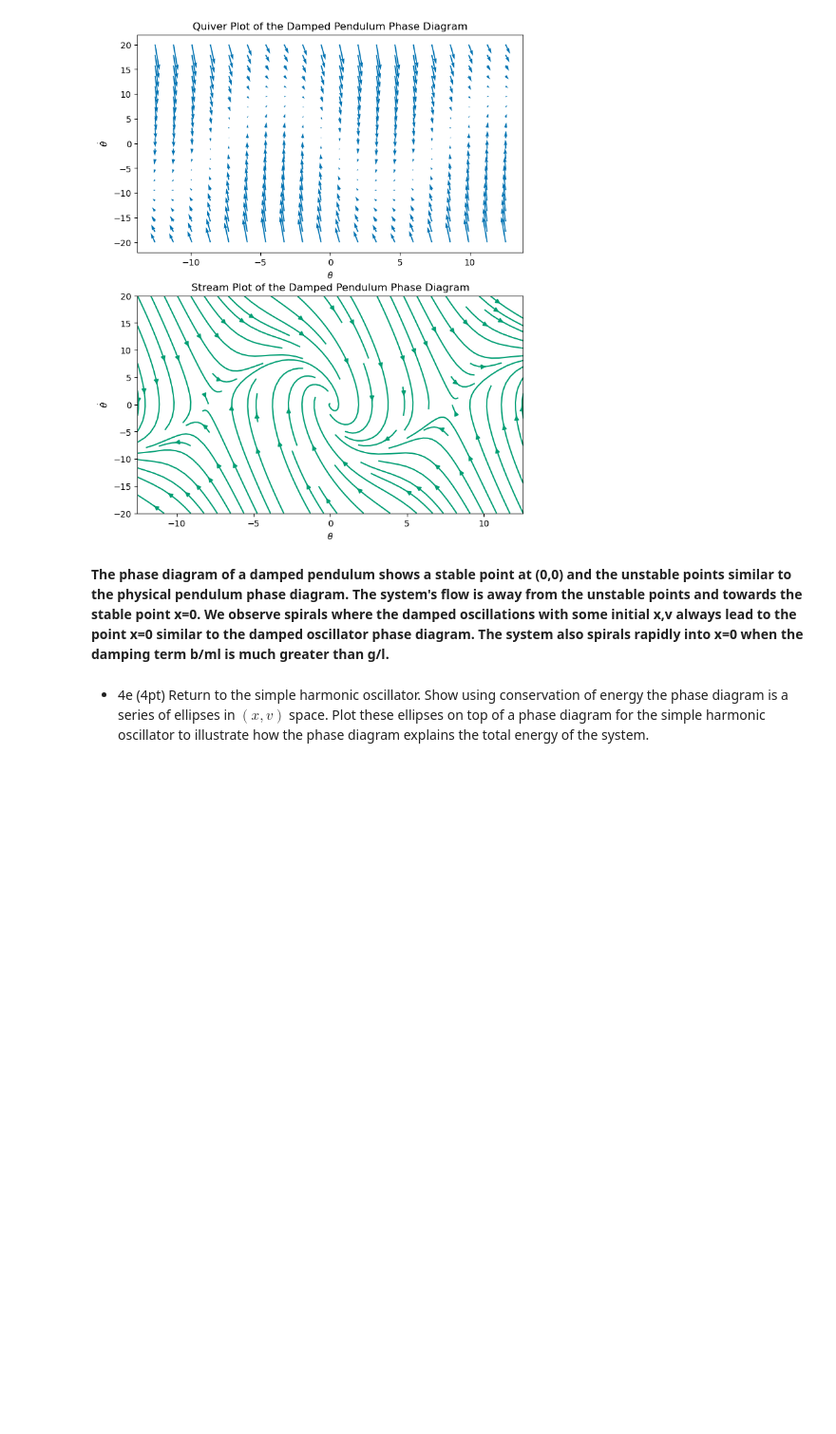
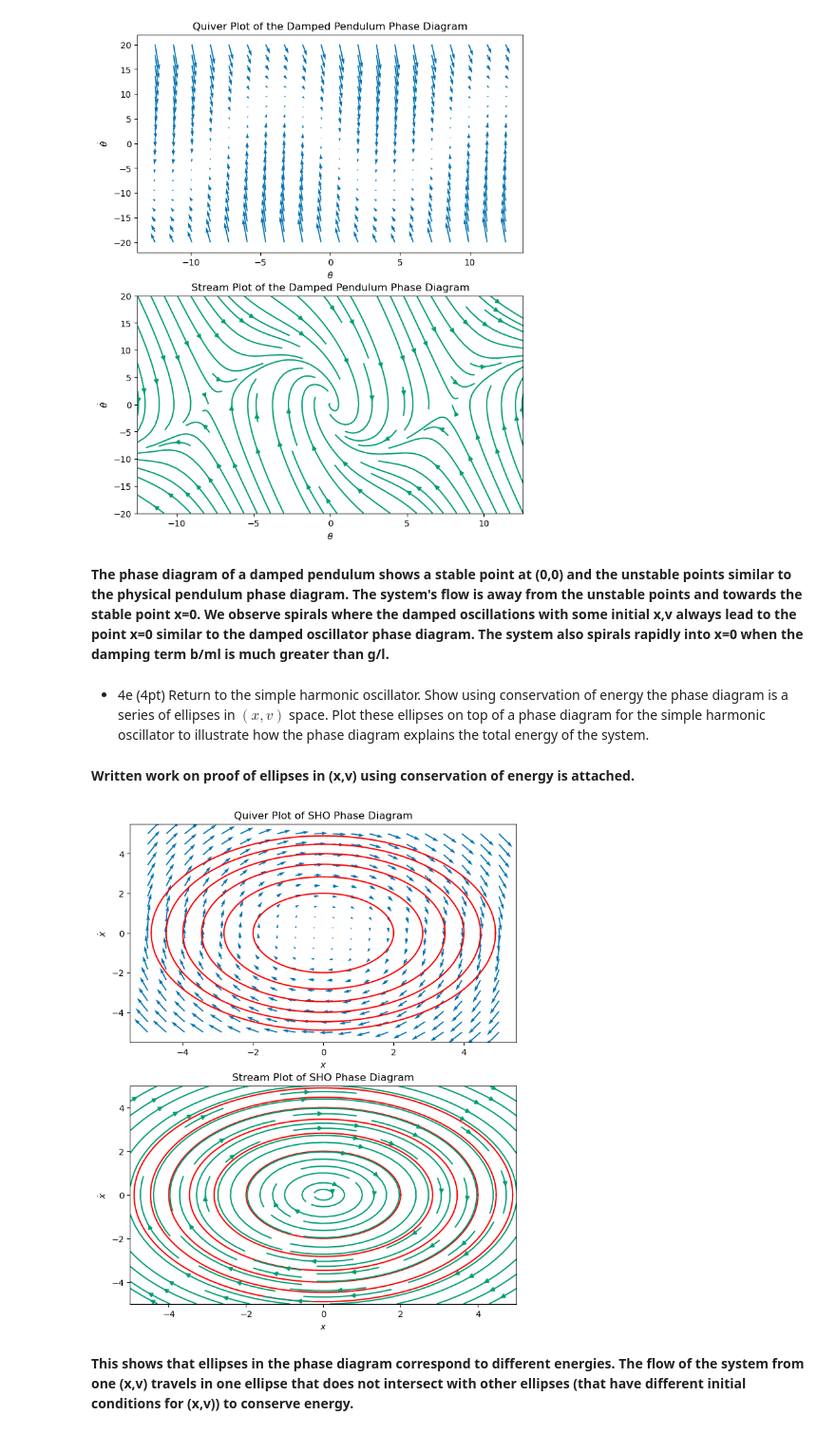
Before and after one commit to BruhddyTheThird/ProfCPisGoatedLib, a Jupyter notebook: HW V.ipynb, the cells around one changed output. Shown at 95% size. Drawn from its saved outputs; the diff is of its cells as text; code cells hidden in the pictures; blank space fills up the shorter version.

```diff
--- a/HW V.ipynb
+++ b/HW V.ipynb
@@ -229,3 +229,40 @@ plt.show()
 **The phase diagram of a damped pendulum shows a stable point at (0,0) and the unstable points similar to the physical pendulum phase diagram. The system's flow is away from the unstable points and towards the stable point x=0. We  observe spirals where the damped oscillations with some initial x,v always lead to the point x=0 similar to the damped oscillator phase diagram. The system also spirals rapidly into x=0 when the damping term b/ml is much greater than g/l.**
 # %% [markdown]
 * 4e (4pt) Return to the simple harmonic oscillator. Show using conservation of energy the phase diagram is a series of ellipses in $(x,v)$ space. Plot these ellipses on top of a phase diagram for the simple harmonic oscillator to illustrate how the phase diagram explains the total energy of the system.
+# %% [markdown]
+**Written work on proof of ellipses in (x,v) using conservation of energy is attached.**
+# %%
+#Used the SHO phase diagram
+
+fig, axs = plt.subplots(2, 1, figsize=(8, 10))
+
+axs[0].quiver(X, V, dX, dV, color='C0')
+axs[0].set_title('Quiver Plot of SHO Phase Diagram')
+axs[0].set_xlabel(r'$x$')
+axs[0].set_ylabel(r'$\dot{x}$')
+
+#I set m and k to 1 for simplicity
+theta = np.linspace(0, 2*np.pi, 300)
+energy = [2, 4, 6, 8, 10, 12]  #These are example energies to calculate semi-major and minor axis distances
+for E in energy:
+    r = np.sqrt(2*E)  #Used parametric equations for the ellipse x=acos(t), y=bsin(t)
+    x = r * np.cos(theta)
+    v = r * np.sin(theta)
+    axs[0].plot(x, v, color='red')
+
+for E in energy:
+    r = np.sqrt(2*E)
+    x = r * np.cos(theta)
+    v = r * np.sin(theta)
+    axs[1].plot(x, v, color='red')
+
+axs[1].streamplot(X, V, dX, dV, color='C1')
+axs[1].set_title('Stream Plot of SHO Phase Diagram')
+axs[1].set_xlabel(r'$x$')
+axs[1].set_ylabel(r'$\dot{x}$')
+
+plt.show()
+# %% [output]
+[figure, added]
+# %% [markdown]
+**This shows that ellipses in the phase diagram correspond to different energies. The flow of the system from one (x,v) travels in one ellipse that does not intersect with other ellipses (that have different initial conditions for (x,v)) to conserve energy.**
```
Also changed, not shown: parts of 1 cell of this notebook.
